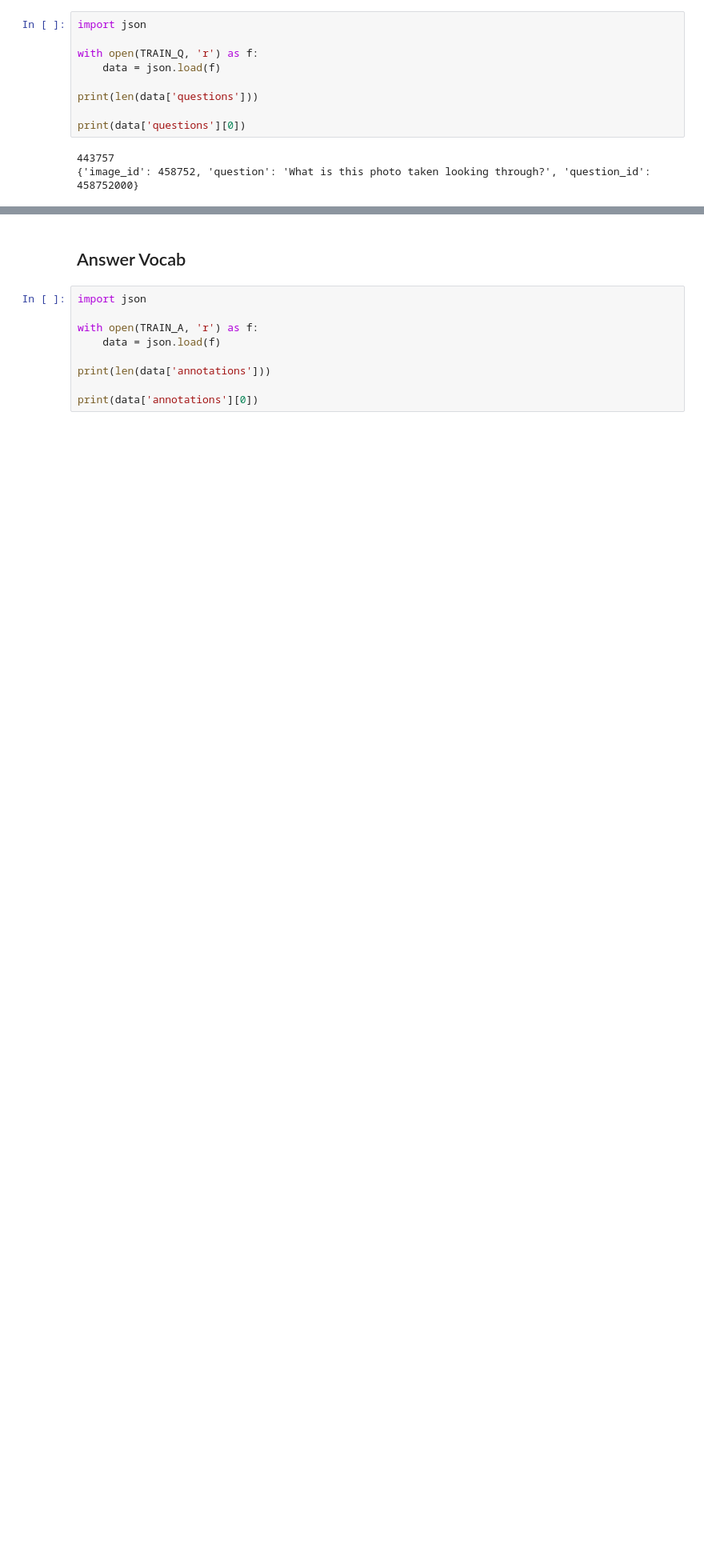
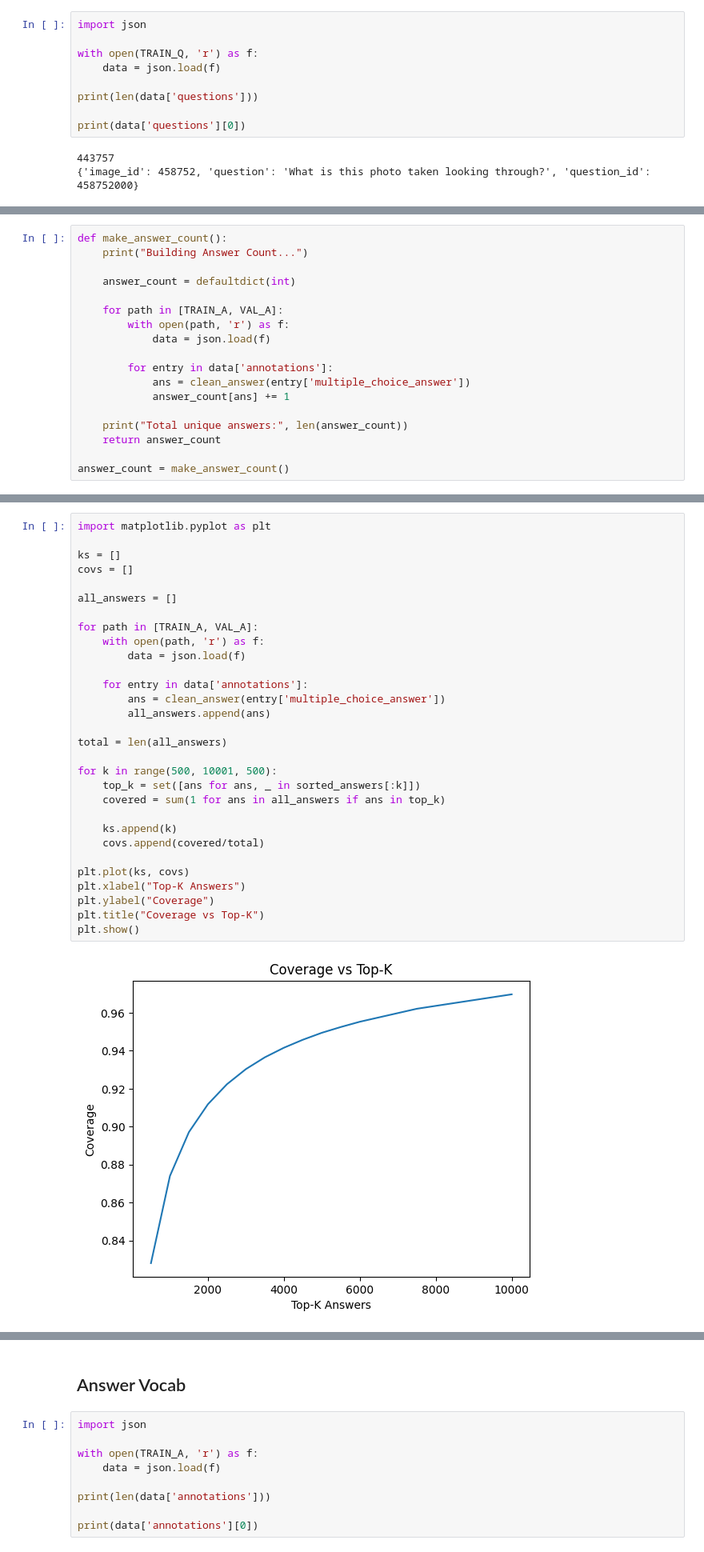
Before and after one commit to Urmil-Visariya/Visual-Question-Answering, a Jupyter notebook: notebooks/01_preprocessing.ipynb, the cells around one changed output, grey strips where cells are left out. Shown at 80% size. Drawn from its saved outputs; the diff is of its cells as text; blank space fills up the shorter version.

Commit message:
added top-k optimal answers value analysis

```diff
--- a/notebooks/01_preprocessing.ipynb
+++ b/notebooks/01_preprocessing.ipynb
@@ -60,0 +94,18 @@ def make_q_vocab():
+# %%
+def make_answer_count():
+    print("Building Answer Count...")
+
+    answer_count = defaultdict(int)
+
+    for path in [TRAIN_A, VAL_A]:
+        with open(path, 'r') as f:
+            data = json.load(f)
+
+        for entry in data['annotations']:
+            ans = clean_answer(entry['multiple_choice_answer'])
+            answer_count[ans] += 1
+
+    print("Total unique answers:", len(answer_count))
+    return answer_count
+
+answer_count = make_answer_count()
@@ -60,0 +154,32 @@ def make_q_vocab():
+# %%
+import matplotlib.pyplot as plt
+
+ks = []
+covs = []
+
+all_answers = []
+
+for path in [TRAIN_A, VAL_A]:
+    with open(path, 'r') as f:
+        data = json.load(f)
+
+    for entry in data['annotations']:
+        ans = clean_answer(entry['multiple_choice_answer'])
+        all_answers.append(ans)
+
+total = len(all_answers)
+
+for k in range(500, 10001, 500):
+    top_k = set([ans for ans, _ in sorted_answers[:k]])
+    covered = sum(1 for ans in all_answers if ans in top_k)
+
+    ks.append(k)
+    covs.append(covered/total)
+
+plt.plot(ks, covs)
+plt.xlabel("Top-K Answers")
+plt.ylabel("Coverage")
+plt.title("Coverage vs Top-K")
+plt.show()
+# %% [output]
+[figure, added]
```
Also changed, not shown: parts of 17 cells of this notebook.
